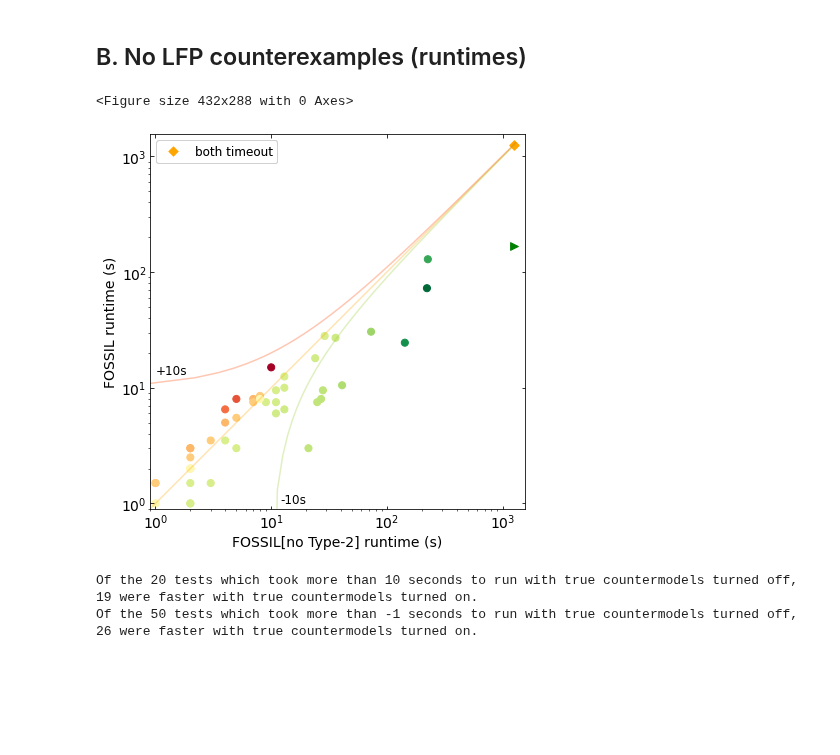
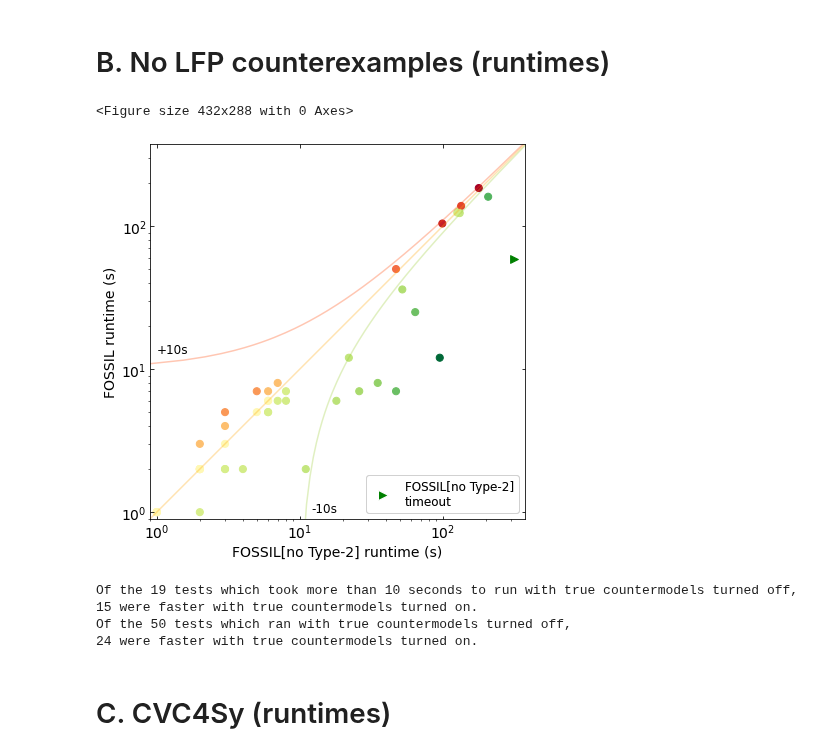
Before and after one commit to muraliadithya/FOSSIL, a Jupyter notebook: plotting/plotter.ipynb, the cells around one changed output. Saved outputs shown, nothing was run; the diff lists cells and outputs as text; code cells hidden in the pictures; blank space fills up the shorter version.

```diff
--- a/plotting/plotter.ipynb
+++ b/plotting/plotter.ipynb
@@ -18,17 +0,0 @@ def check_bench(first, second, first_name='true countermodels turned off',
-# %%
-# Process main results
-main_results = [
-    #'FOSSIL-out-new.txt',
-    #'FOSSIL-out-run2.txt',
-    'FOSSIL-out-run3.txt',
-    'FOSSIL-out-run4.txt',
-]
-M = len(main_results)
-names, results_cex = process_done(main_results[0])
-cex = [0] * len(results_cex)
-for j,run_results in enumerate(main_results):
-    _, results_run = process_done(run_results)
-    run = [results_run[name][0] for name in names]
-    for i,name in enumerate(names):
-        cex[i] += run[i] / M
-cex_max = max(cex)
@@ -35 +3,7 @@ cex_max = max(cex)
+# %%
+# Process baseline log
+main_results = 'minisy.log'
+names, results_cex = process_log(main_results)
+cex = [results_cex[name][0] for name in names]
+max_runtime = max(cex)
 # %% [markdown]
@@ -98,21 +30,23 @@ When FOSSIL was slower, it was on average 32.5% slower.
 # %% [markdown]
-## B. No LFP counterexamples (runtimes)
+# B. No LFP counterexamples (runtimes)
 # %%
-# Process comparison
-_, results_nocex = process_done('no-true-cex-new.txt', name_terminate=False)
+# Process comparison log
+_, results_nocex = process_log('no_type2.log')
 nocex = [results_nocex[name][0] for name in names]
+M = max(max_runtime, max(nocex))
 # %%
 # Plot
-m = max([max(nocex), cex_max])
-x = adjust(nocex, mx=m)
-y = adjust(cex, mx=m)
-pretty_plot(x, y, x_name='FOSSIL[no Type-2]', y_leg='upper left', tm_val=m)
-check_bench(x, y)
-check_bench(x, y, bench=-1)
+x = adjust(nocex, mx=M)
+y = adjust(cex, mx=M)
+pretty_plot(x, y, x_name='FOSSIL[no Type-2]', y_leg='upper left', tm_val=M)
+check_benchmark(x, y)
+check_benchmark(x, y, bench=0)
 # %% [output]
 <Figure size 432x288 with 0 Axes>
-[figure, old version]
+[figure, new version]
-Of the 20 tests which took more than 10 seconds to run with true countermodels turned off,
-19 were faster with true countermodels turned on.
-Of the 50 tests which took more than -1 seconds to run with true countermodels turned off,
-26 were faster with true countermodels turned on.
+Of the 19 tests which took more than 10 seconds to run with true countermodels turned off,
+15 were faster with true countermodels turned on.
+Of the 50 tests which ran with true countermodels turned off,
+24 were faster with true countermodels turned on.
+# %% [markdown]
+# C. CVC4Sy (runtimes)
```
Also changed, not shown: parts of 17 cells of this notebook, 23 other files.
